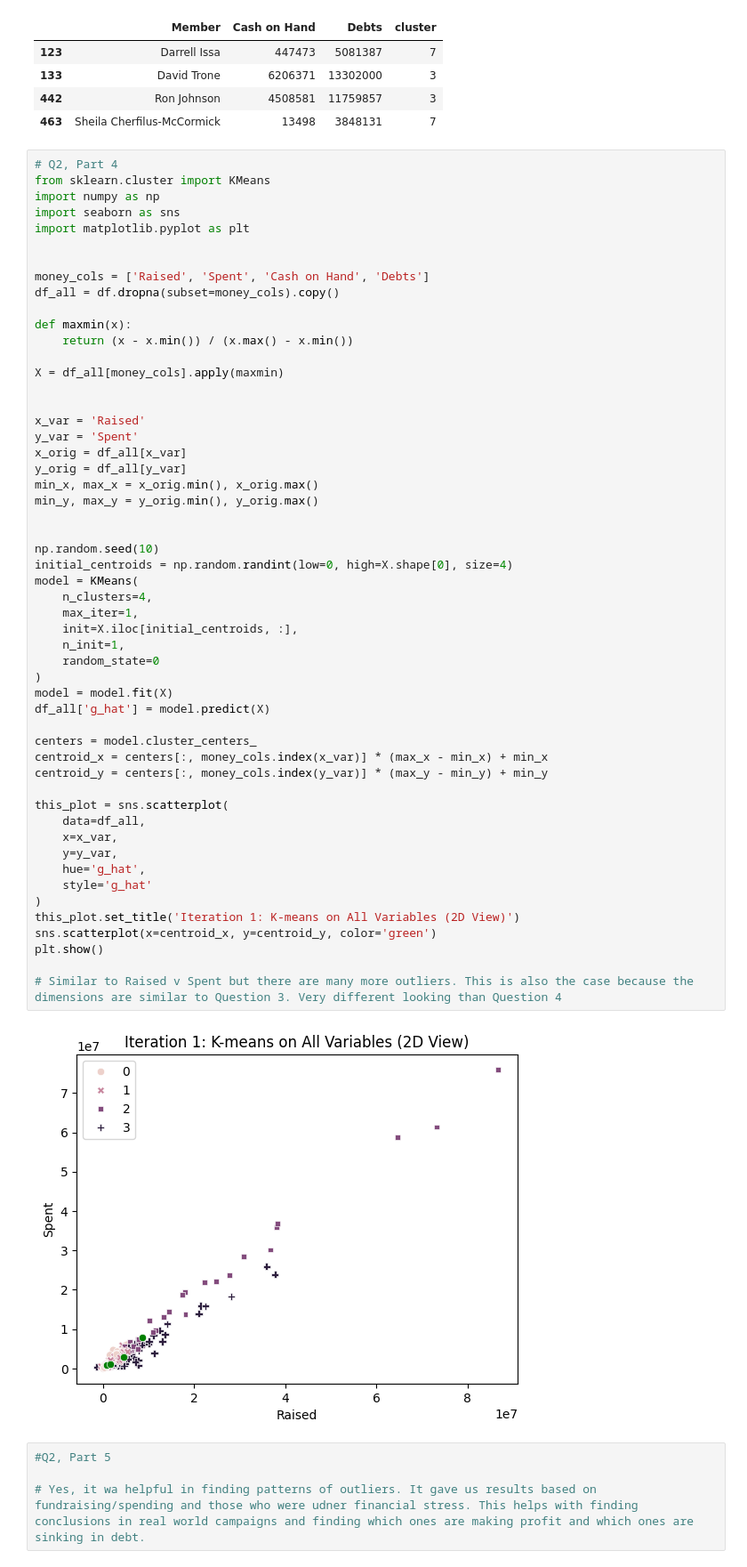
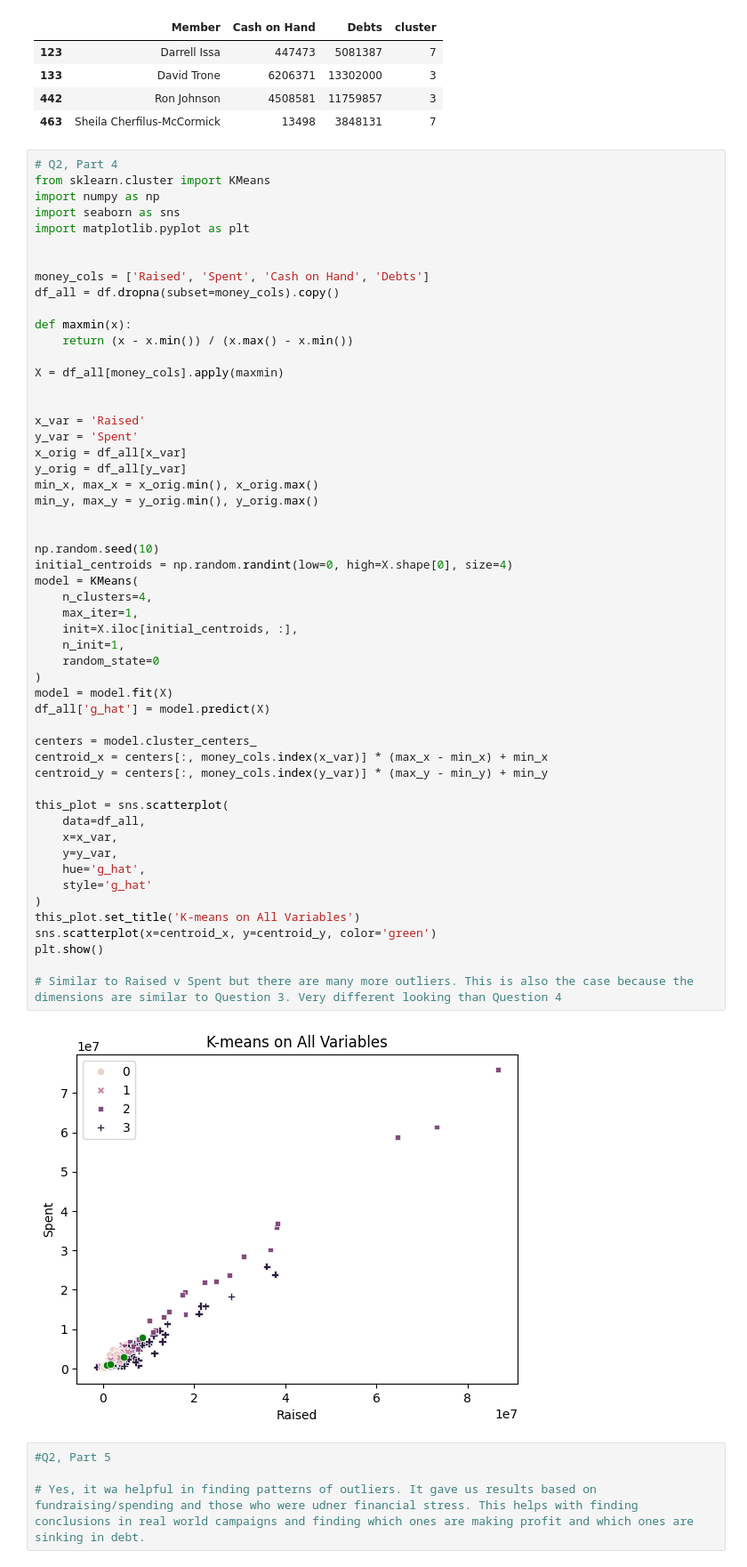
Before and after one commit to yxs4yt/clustering_assignment, a Jupyter notebook: A5.ipynb, the cells around one changed output. Shown at 89% size. Cells and saved outputs as stored; diff of their text form.

```diff
--- a/A5.ipynb
+++ b/A5.ipynb
@@ -258,35 +258,35 @@ min_y, max_y = y_orig.min(), y_orig.max()
 
 
 np.random.seed(10)
 initial_centroids = np.random.randint(low=0, high=X.shape[0], size=4)
 model = KMeans(
     n_clusters=4,
     max_iter=1,
     init=X.iloc[initial_centroids, :],
     n_init=1,
     random_state=0
 )
 model = model.fit(X)
 df_all['g_hat'] = model.predict(X)
 
 centers = model.cluster_centers_
 centroid_x = centers[:, money_cols.index(x_var)] * (max_x - min_x) + min_x
 centroid_y = centers[:, money_cols.index(y_var)] * (max_y - min_y) + min_y
 
 this_plot = sns.scatterplot(
     data=df_all,
     x=x_var,
     y=y_var,
     hue='g_hat',
     style='g_hat'
 )
-this_plot.set_title('Iteration 1: K-means on All Variables (2D View)')
+this_plot.set_title('K-means on All Variables')
 sns.scatterplot(x=centroid_x, y=centroid_y, color='green')
 plt.show()
 
 # Similar to Raised v Spent but there are many more outliers. This is also the case because the dimensions are similar to Question 3. Very different looking than Question 4
 # %% [output]
-[figure, old version]
+[figure, new version]
 # %%
 #Q2, Part 5
 
```
